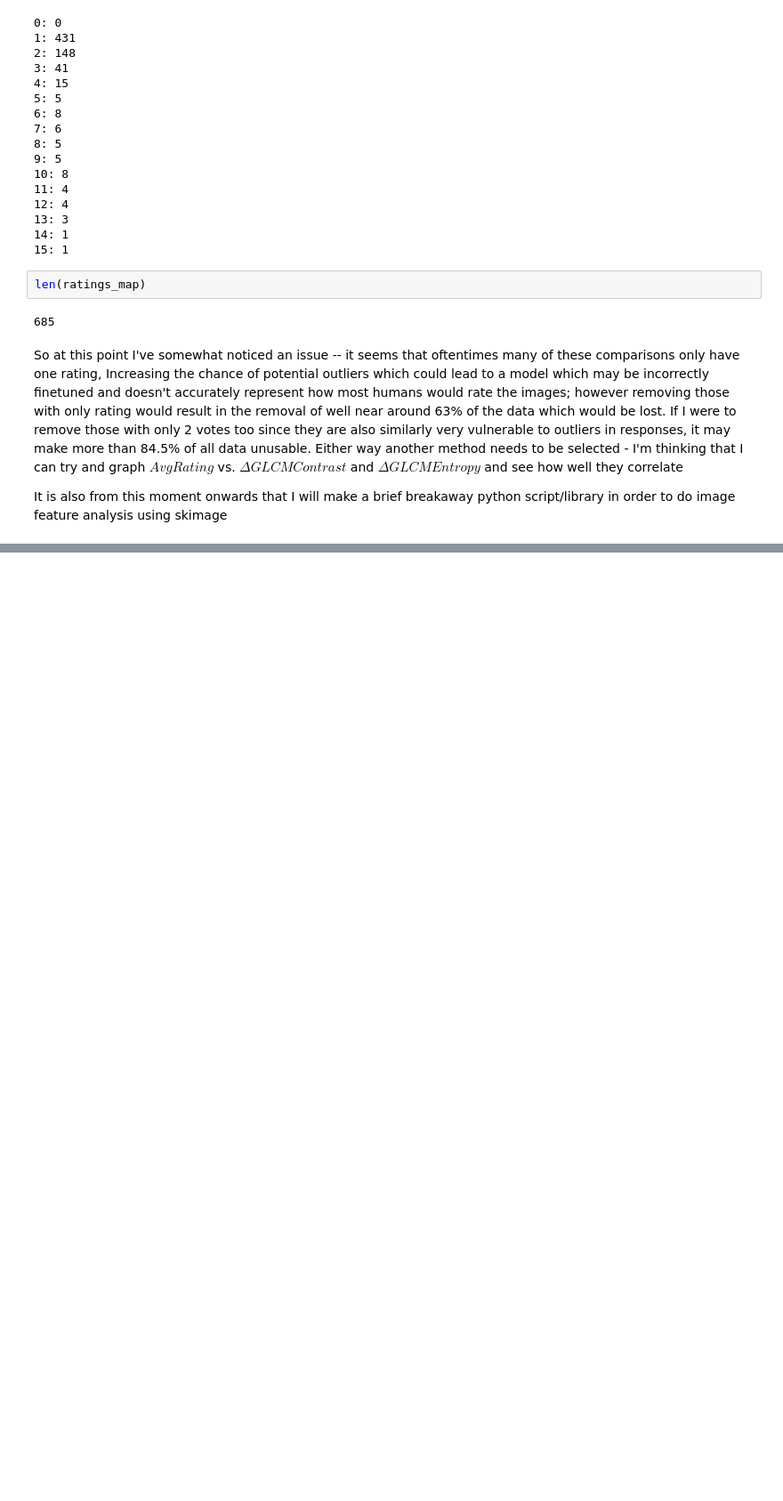
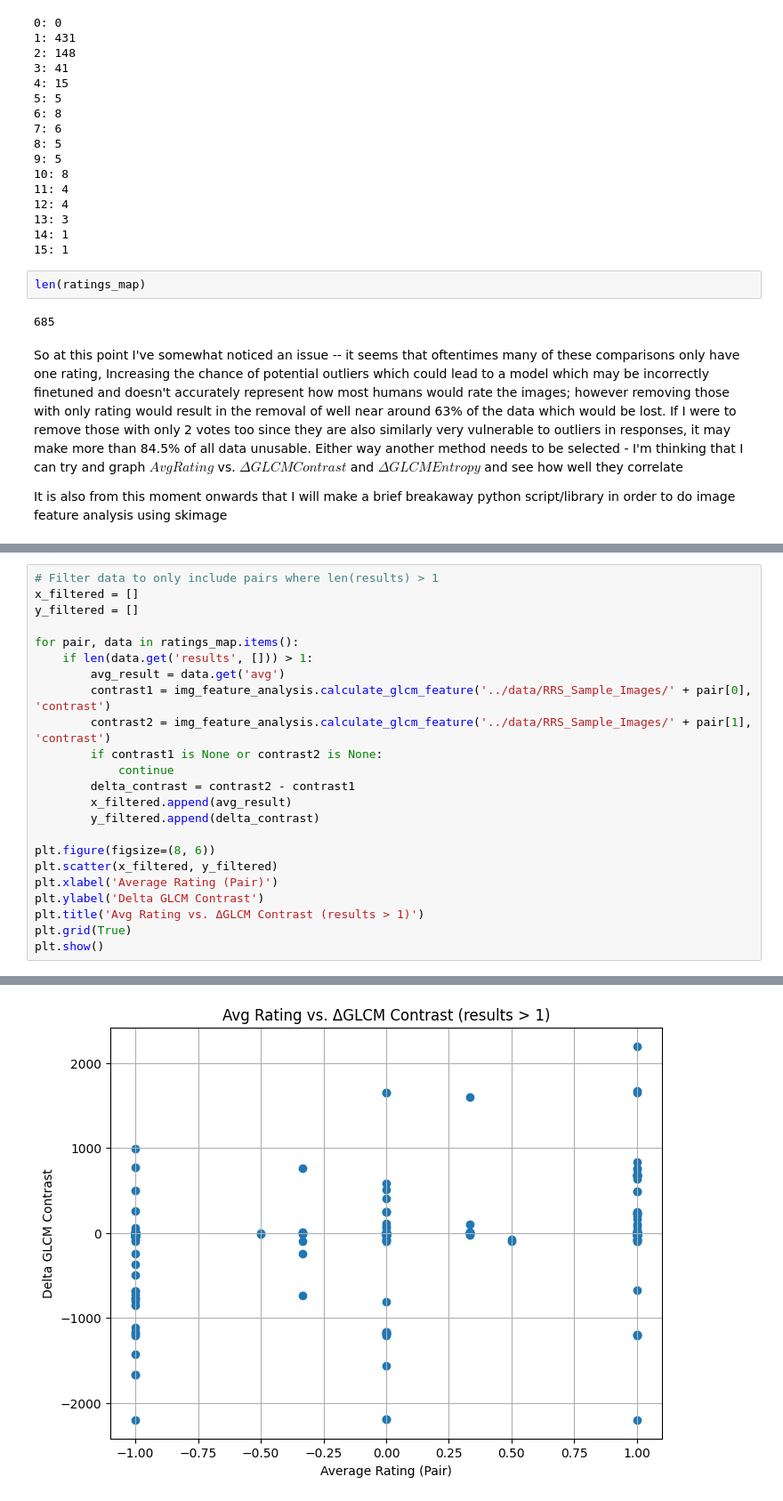
Before and after one commit to oofidc/UIC-BioDesign-25-Code, a Jupyter notebook: notebooks/synthetic_roughness_data.ipynb, the cells around one changed output, grey strips where cells are left out. Shown at 89% size. Cells and saved outputs as stored; diff of their text form; blank space fills up the shorter version.

```diff
--- a/notebooks/synthetic_roughness_data.ipynb
+++ b/notebooks/synthetic_roughness_data.ipynb
@@ -210,0 +311,24 @@ It is also from this moment onwards that I will make a brief breakaway python sc
+# %%
+# Filter data to only include pairs where len(results) > 1
+x_filtered = []
+y_filtered = []
+
+for pair, data in ratings_map.items():
+    if len(data.get('results', [])) > 1:
+        avg_result = data.get('avg')
+        contrast1 = img_feature_analysis.calculate_glcm_feature('../data/RRS_Sample_Images/' + pair[0], 'contrast')
+        contrast2 = img_feature_analysis.calculate_glcm_feature('../data/RRS_Sample_Images/' + pair[1], 'contrast')
+        if contrast1 is None or contrast2 is None:
+            continue
+        delta_contrast = contrast2 - contrast1
+        x_filtered.append(avg_result)
+        y_filtered.append(delta_contrast)
+
+plt.figure(figsize=(8, 6))
+plt.scatter(x_filtered, y_filtered)
+plt.xlabel('Average Rating (Pair)')
+plt.ylabel('Delta GLCM Contrast')
+plt.title('Avg Rating vs. ΔGLCM Contrast (results > 1)')
+plt.grid(True)
+plt.show()
+# %% [output]
@@ -210,0 +352 @@ It is also from this moment onwards that I will make a brief breakaway python sc
+[figure, added]
```
Also changed, not shown: parts of 21 cells of this notebook.
